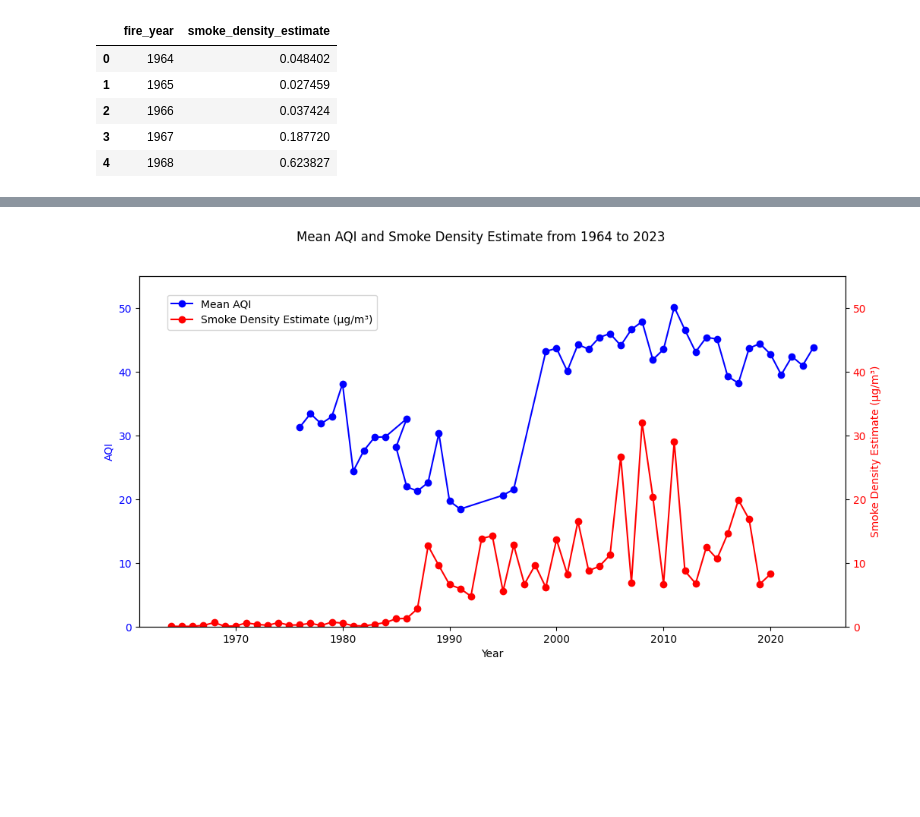
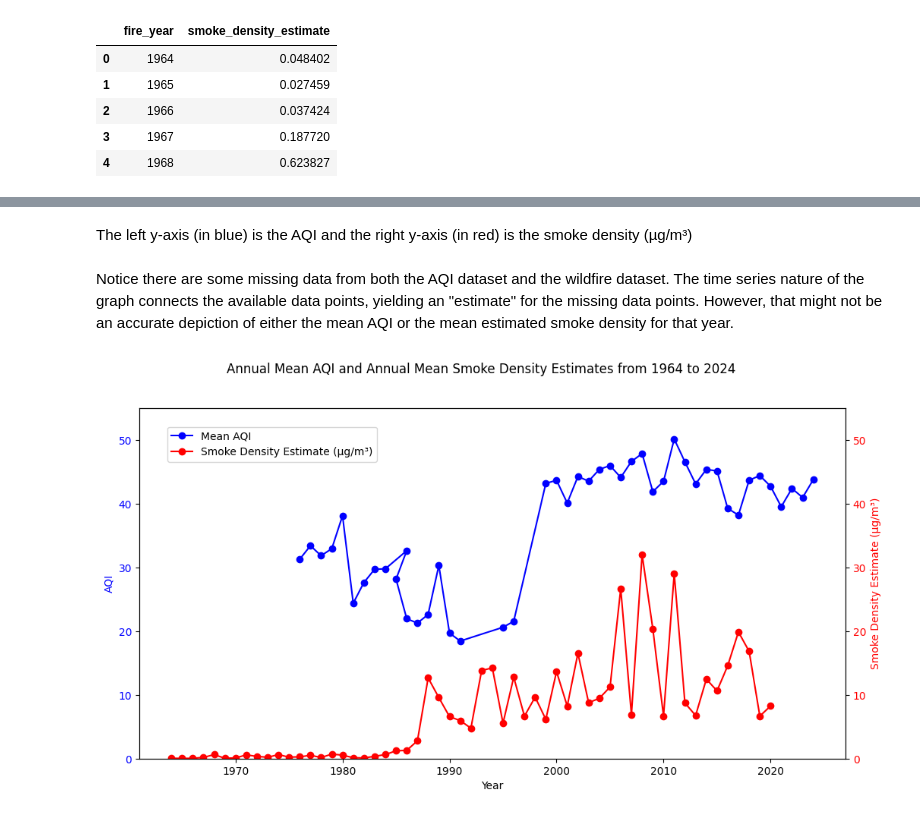
Before and after one commit to tchiang0/data_512_project, a Jupyter notebook: project/part_1/part_1_AQI.ipynb, the cells around one changed output, grey strips where cells are left out. Drawn from its saved outputs; the diff is of its cells as text; code cells hidden in the pictures; blank space fills up the shorter version.

```diff
--- a/project/part_1/part_1_AQI.ipynb
+++ b/project/part_1/part_1_AQI.ipynb
@@ -284,6 +331,8 @@ Index(['state_code', 'county_code', 'site_number', 'parameter_code', 'poc',
 # %%
-df_gas_data_aqi = df[["date_local", "aqi"]].copy()
+# for gaseous pollutants CO, SO2, NO2, and O2
+df_gas_data_aqi = df_gas_aqi[["date_local", "aqi"]].copy()  # .copy() avoids changing the df_gas_aqi dataframe
 df_gas_data_aqi['date_local'] = pd.to_datetime(df_gas_data_aqi['date_local'])
+# drop all missing aqi values
 df_gas_data_aqi.dropna(subset=["aqi"], inplace=True)
+# get the annual mean of aqi for each available year
 yearly_gas_aqi_mean = df_gas_data_aqi.groupby(df_gas_data_aqi['date_local'].dt.year)['aqi'].mean().reset_index()
-yearly_gas_aqi_mean
@@ -302,6 +339,8 @@ yearly_gas_aqi_mean
 # %%
-df_part_data_aqi = df_part[["date_local", "aqi"]].copy()
+# for particulates pollutants PM10, PM2.5, and Acceptable PM2.5
+df_part_data_aqi = df_particulates_aqi[["date_local", "aqi"]].copy()
 df_part_data_aqi['date_local'] = pd.to_datetime(df_part_data_aqi['date_local'])
+# drop all missing aqi values
 df_part_data_aqi.dropna(subset=["aqi"], inplace=True)
+# get the annual mean of aqi for each available year
 yearly_part_aqi_mean = df_part_data_aqi.groupby(df_part_data_aqi['date_local'].dt.year)['aqi'].mean().reset_index()
-yearly_part_aqi_mean
@@ -326,3 +349,3 @@ yearly_part_aqi_mean
 # %%
 yearly_full_aqi_mean = pd.concat([yearly_gas_aqi_mean, yearly_part_aqi_mean])
-yearly_full_aqi_mean.groupby("date_local")['aqi'].mean().reset_index()
+yearly_full_aqi_mean = yearly_full_aqi_mean.groupby("date_local")['aqi'].mean().reset_index()
@@ -347,5 +354,5 @@ yearly_full_aqi_mean.groupby("date_local")['aqi'].mean().reset_index()
 # %%
-df_within_650_miles_away_from_odessa_from_1964 = pd.read_csv("df_within_650_miles_away_from_odessa_from_1964.csv")
+df_within_650_miles_away_from_odessa_from_1964 = pd.read_csv("data_intermediate/df_within_650_miles_away_from_odessa_from_1964.csv")
 df_within_650_miles_away_from_odessa_from_1964
 # %% [output]
 |  | Unnamed: 0 | fire_name | fire_year | fire_size | fire_type | avg_dis_from_odessa | distance_category | ... |
@@ -374,21 +386,25 @@ df_smoke_estimate_by_year.head()
+# %% [markdown]
+The left y-axis (in blue) is the AQI and the right y-axis (in red) is the smoke density (µg/m³)
+# %% [markdown]
+Notice there are some missing data from both the AQI dataset and the wildfire dataset. The time series nature of the graph connects the available data points, yielding an "estimate" for the missing data points. However, that might not be an accurate depiction of either the mean AQI or the mean estimated smoke density for that year.
 # %%
 # missing some years
 fig, ax1 = plt.subplots(figsize=(12, 6))
 
 ax1.plot(yearly_full_aqi_mean['date_local'], yearly_full_aqi_mean['aqi'], marker = 'o', color='b')
 ax1.set_xlabel("Year")
 ax1.set_ylabel("AQI", color='b')
 ax1.tick_params(axis='y', labelcolor='b')
 ax1.set_ylim(0, 55)
 
 ax2 = ax1.twinx()
 ax2.plot(df_smoke_estimate_by_year['fire_year'], df_smoke_estimate_by_year['smoke_density_estimate'], marker='o', color='r')
 ax2.set_ylabel("Smoke Density Estimate (µg/m³)", color='r')
 ax2.tick_params(axis='y', labelcolor='r')
 ax2.set_ylim(0, 55)
-fig.suptitle("Mean AQI and Smoke Density Estimate from 1964 to 2023")
+fig.suptitle("Annual Mean AQI and Annual Mean Smoke Density Estimates from 1964 to 2024")
 fig.legend(['Mean AQI', 'Smoke Density Estimate (µg/m³)'], loc="upper left", bbox_to_anchor=(0.15, 0.85))
 
 plt.show()
 # %% [output]
-[figure, old version]
+[figure, new version]
```
Also changed, not shown: parts of 27 cells of this notebook.
